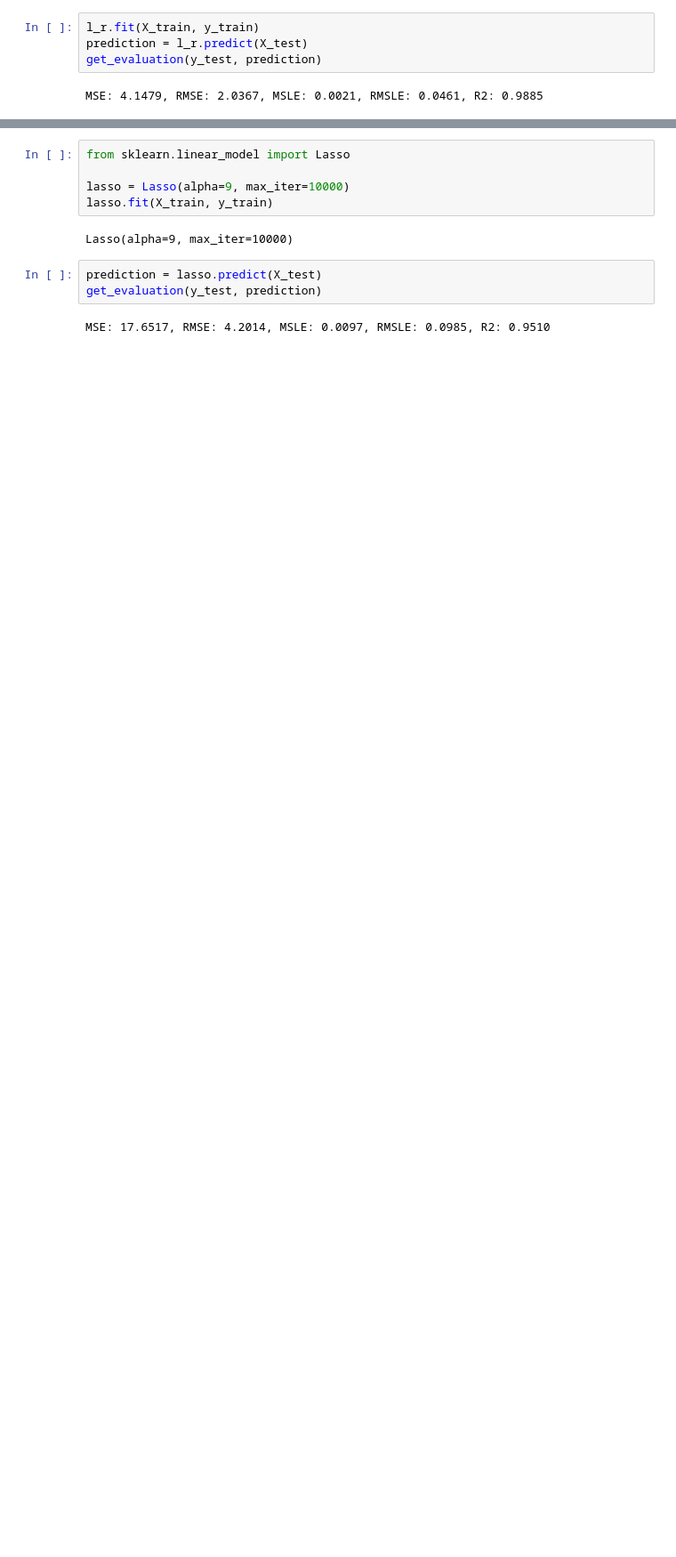
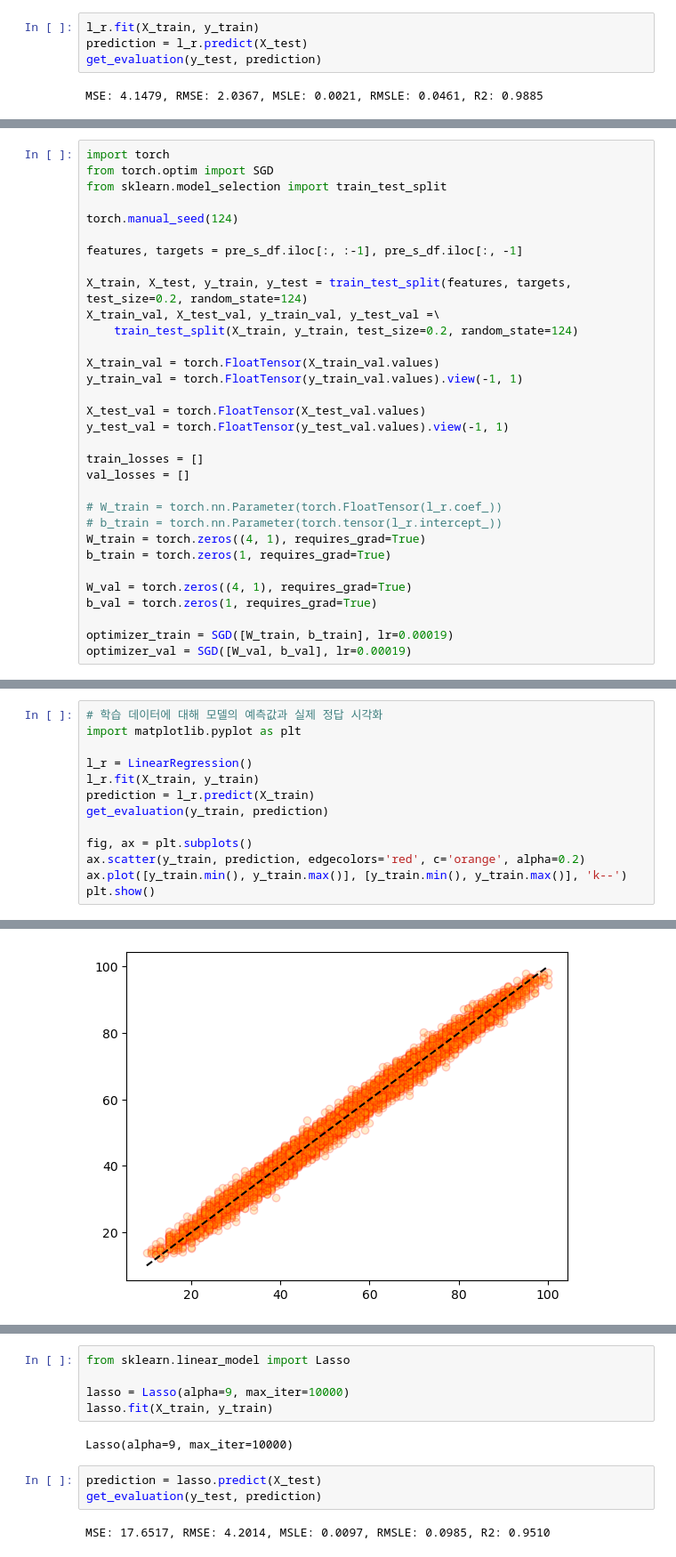
Before and after one commit to hyuncoding/ai_project, a Jupyter notebook: student_score_regression.ipynb, the cells around one changed output, grey strips where cells are left out. Shown at 89% size. Saved outputs shown, nothing was run; the diff lists cells and outputs as text; blank space fills up the shorter version.

Commit message:
regression projects

```diff
--- a/student_score_regression.ipynb
+++ b/student_score_regression.ipynb
@@ -271,0 +274,32 @@ MSE: 4.1479, RMSE: 2.0367, MSLE: 0.0021, RMSLE: 0.0461, R2: 0.9885
+# %%
+import torch
+from torch.optim import SGD
+from sklearn.model_selection import train_test_split
+
+torch.manual_seed(124)
+
+features, targets = pre_s_df.iloc[:, :-1], pre_s_df.iloc[:, -1]
+
+X_train, X_test, y_train, y_test = train_test_split(features, targets, test_size=0.2, random_state=124)
+X_train_val, X_test_val, y_train_val, y_test_val =\
+    train_test_split(X_train, y_train, test_size=0.2, random_state=124)
+
+X_train_val = torch.FloatTensor(X_train_val.values)
+y_train_val = torch.FloatTensor(y_train_val.values).view(-1, 1)
+
+X_test_val = torch.FloatTensor(X_test_val.values)
+y_test_val = torch.FloatTensor(y_test_val.values).view(-1, 1)
+
+train_losses = []
+val_losses = []
+
+# W_train = torch.nn.Parameter(torch.FloatTensor(l_r.coef_))
+# b_train = torch.nn.Parameter(torch.tensor(l_r.intercept_))
+W_train = torch.zeros((4, 1), requires_grad=True)
+b_train = torch.zeros(1, requires_grad=True)
+
+W_val = torch.zeros((4, 1), requires_grad=True)
+b_val = torch.zeros(1, requires_grad=True)
+
+optimizer_train = SGD([W_train, b_train], lr=0.00019)
+optimizer_val = SGD([W_val, b_val], lr=0.00019)
@@ -271,0 +386,14 @@ MSE: 4.1479, RMSE: 2.0367, MSLE: 0.0021, RMSLE: 0.0461, R2: 0.9885
+# %%
+# 학습 데이터에 대해 모델의 예측값과 실제 정답 시각화
+import matplotlib.pyplot as plt
+
+l_r = LinearRegression()
+l_r.fit(X_train, y_train)
+prediction = l_r.predict(X_train)
+get_evaluation(y_train, prediction)
+
+fig, ax = plt.subplots()
+ax.scatter(y_train, prediction, edgecolors='red', c='orange', alpha=0.2)
+ax.plot([y_train.min(), y_train.max()], [y_train.min(), y_train.max()], 'k--')
+plt.show()
+# %% [output]
@@ -271,0 +401 @@ MSE: 4.1479, RMSE: 2.0367, MSLE: 0.0021, RMSLE: 0.0461, R2: 0.9885
+[figure, added]
```
Also changed, not shown: parts of 15 cells of this notebook.
